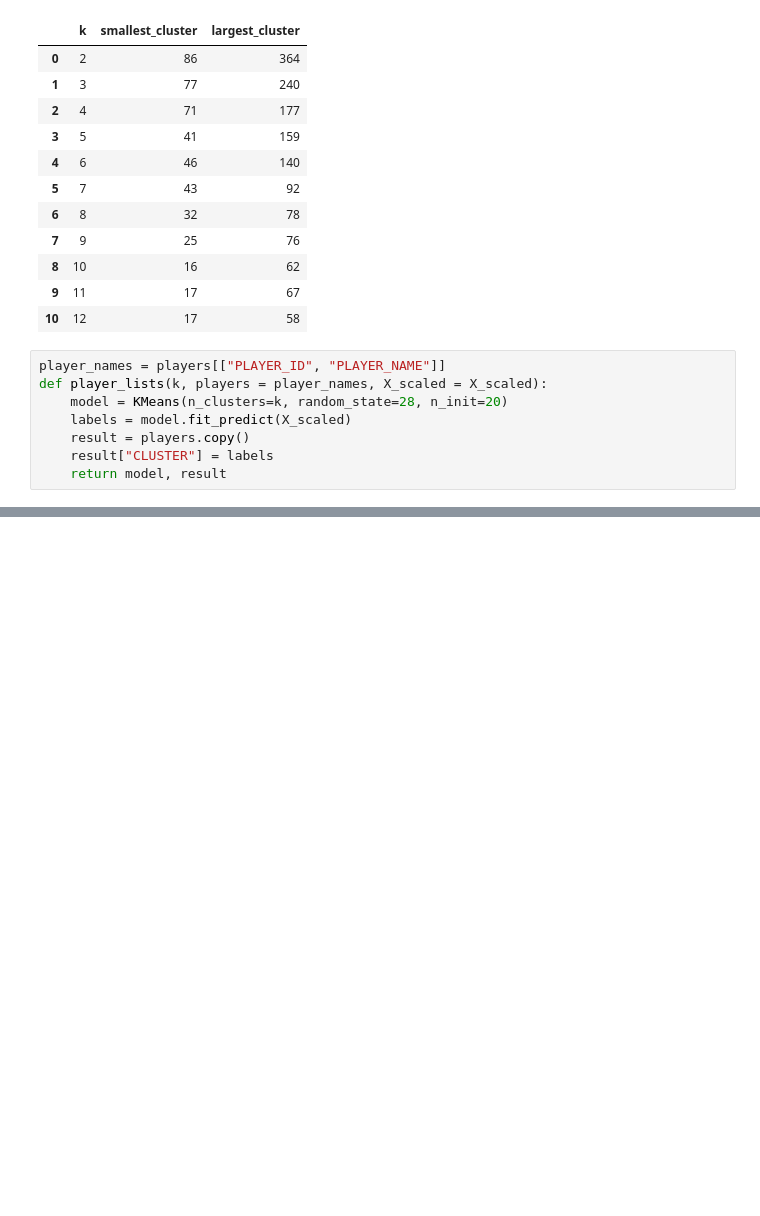
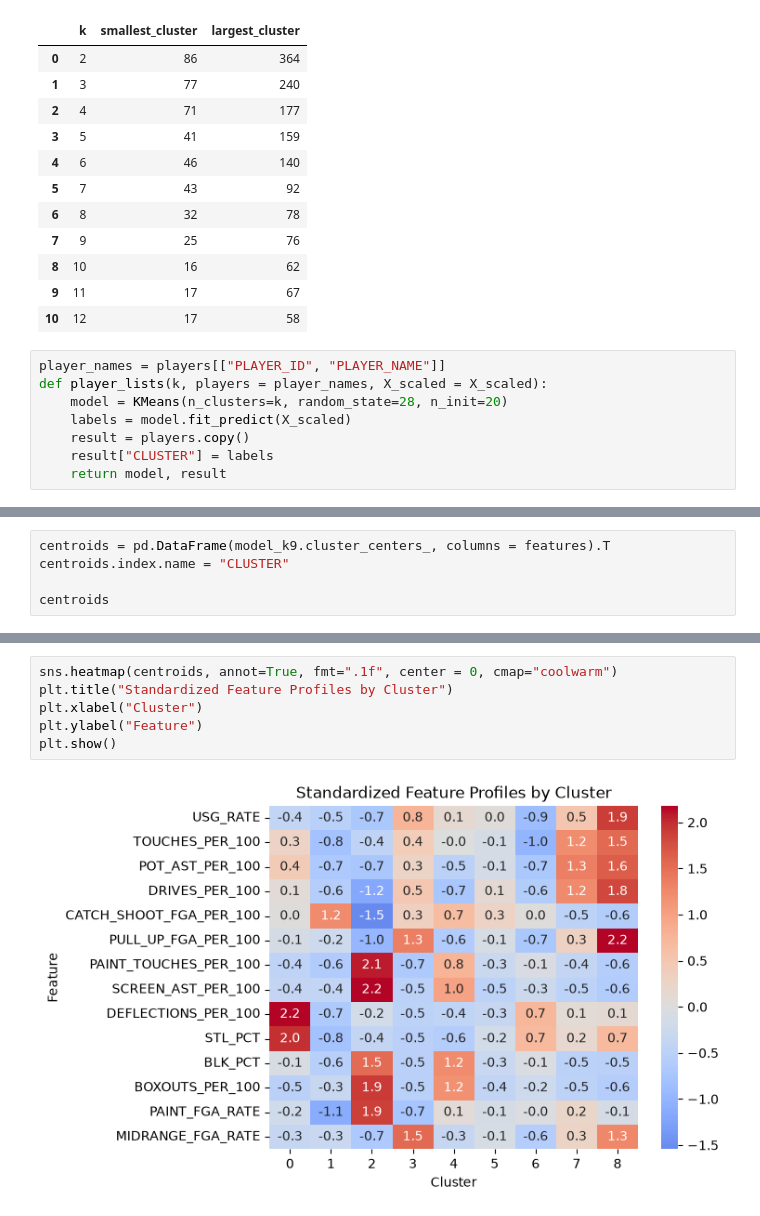
Before and after one commit to alex-abrego/nba-player-archetype-clustering, a Jupyter notebook: notebooks/04_model_selection.ipynb, the cells around one changed output, grey strips where cells are left out. Saved outputs shown, nothing was run; the diff lists cells and outputs as text; blank space fills up the shorter version.

```diff
--- a/notebooks/04_model_selection.ipynb
+++ b/notebooks/04_model_selection.ipynb
@@ -311,0 +312,5 @@ Cluster 5
+# %%
+centroids = pd.DataFrame(model_k9.cluster_centers_, columns = features).T
+centroids.index.name = "CLUSTER"
+
+centroids
@@ -311,0 +334,8 @@ Cluster 5
+# %%
+sns.heatmap(centroids, annot=True, fmt=".1f", center = 0, cmap="coolwarm")
+plt.title("Standardized Feature Profiles by Cluster")
+plt.xlabel("Cluster")
+plt.ylabel("Feature")
+plt.show()
+# %% [output]
+[figure, added]
```
Also changed, not shown: parts of 5 cells of this notebook.
